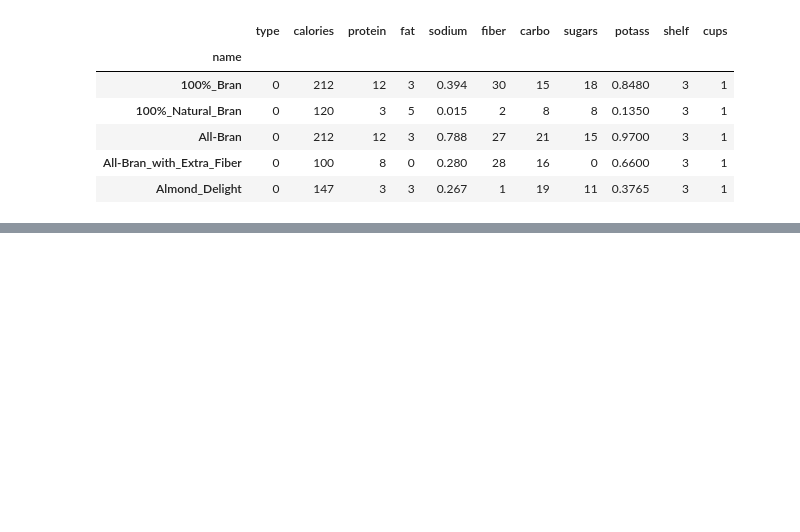
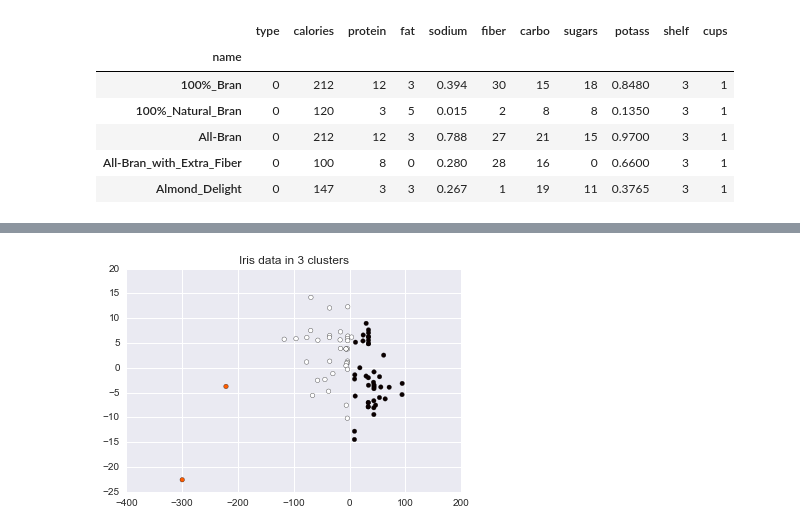
Before and after one commit to tiy-gvl-python-2015-09/honey-nut-clusters, a Jupyter notebook: Cereal Clustering.ipynb, the cells around one changed output, grey strips where cells are left out. Drawn from its saved outputs; the diff is of its cells as text; code cells hidden in the pictures; blank space fills up the shorter version.

```diff
--- a/Cereal Clustering.ipynb
+++ b/Cereal Clustering.ipynb
@@ -82,0 +93,9 @@ from sklearn.decomposition import PCA
+# %%
+kmeans = KMeans(3)
+y_pred = kmeans.fit_predict(reduced_data)
+# %%
+plt.scatter(reduced_data[:, 0], reduced_data[:, 1], c=y_pred, cmap="hot")
+plt.title("Iris data in 3 clusters")
+plt.show()
+# %% [output]
+[figure, added]
```
Also changed, not shown: parts of 31 cells of this notebook.
